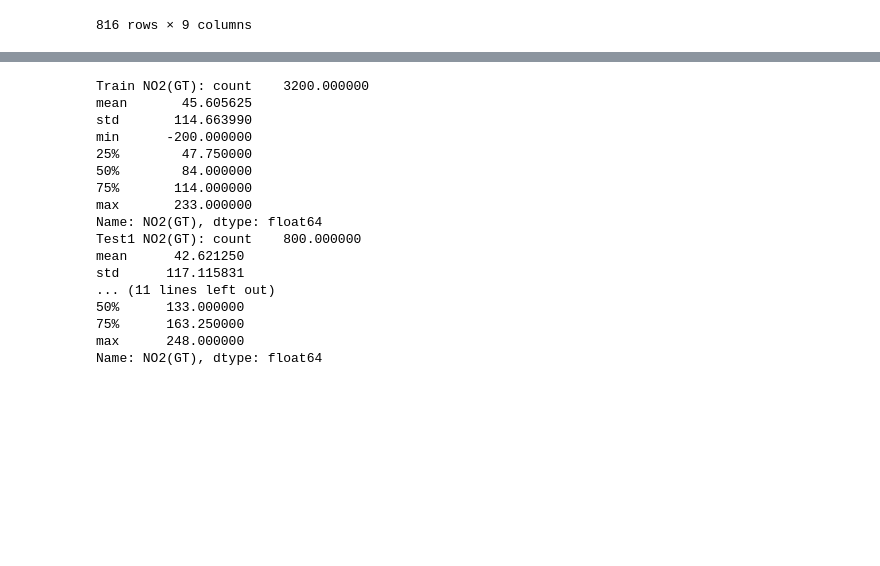
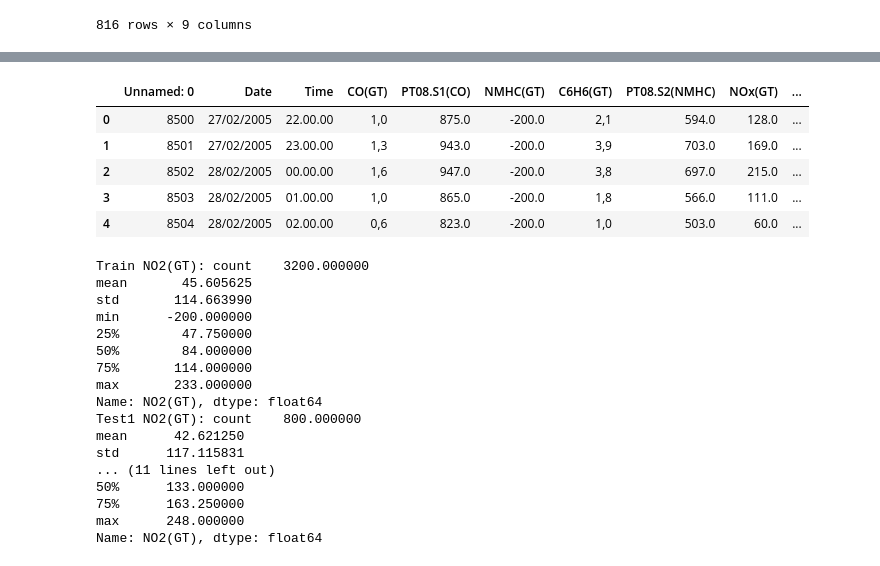
Before and after one commit to chinmayp995/CS203-Assignment-10, a Jupyter notebook: assignment10.ipynb, the cells around one changed output, grey strips where cells are left out. Drawn from its saved outputs; the diff is of its cells as text; code cells hidden in the pictures; blank space fills up the shorter version.

```diff
--- a/assignment10.ipynb
+++ b/assignment10.ipynb
@@ -131,3 +217,12 @@ test2 = pd.read_csv("test2.csv")
+# %%
+test2.head()
+# %% [output]
+|  | Unnamed: 0 | Date | Time | CO(GT) | PT08.S1(CO) | NMHC(GT) | C6H6(GT) | PT08.S2(NMHC) | NOx(GT) | ... |
+| 0 | 8500 | 27/02/2005 | 22.00.00 | 1,0 | 875.0 | -200.0 | 2,1 | 594.0 | 128.0 | ... |
+| 1 | 8501 | 27/02/2005 | 23.00.00 | 1,3 | 943.0 | -200.0 | 3,9 | 703.0 | 169.0 | ... |
+| 2 | 8502 | 28/02/2005 | 00.00.00 | 1,6 | 947.0 | -200.0 | 3,8 | 697.0 | 215.0 | ... |
+| 3 | 8503 | 28/02/2005 | 01.00.00 | 1,0 | 865.0 | -200.0 | 1,8 | 566.0 | 111.0 | ... |
+| 4 | 8504 | 28/02/2005 | 02.00.00 | 0,6 | 823.0 | -200.0 | 1,0 | 503.0 | 60.0 | ... |
 # %%
 train_no2 = train['NO2(GT)'].dropna()
 test1_no2 = test1['NO2(GT)'].dropna()
```
Also changed, not shown: parts of 18 cells of this notebook, 1 other file.
